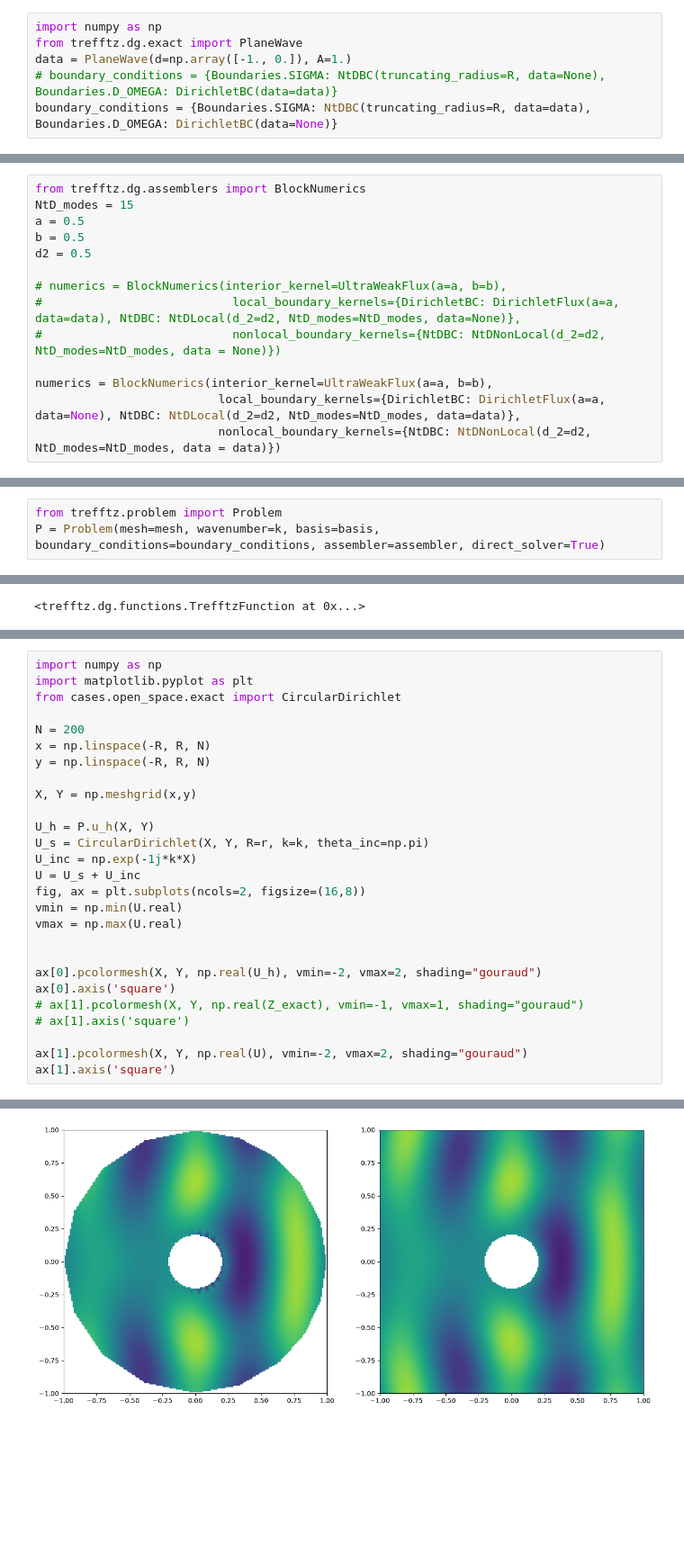
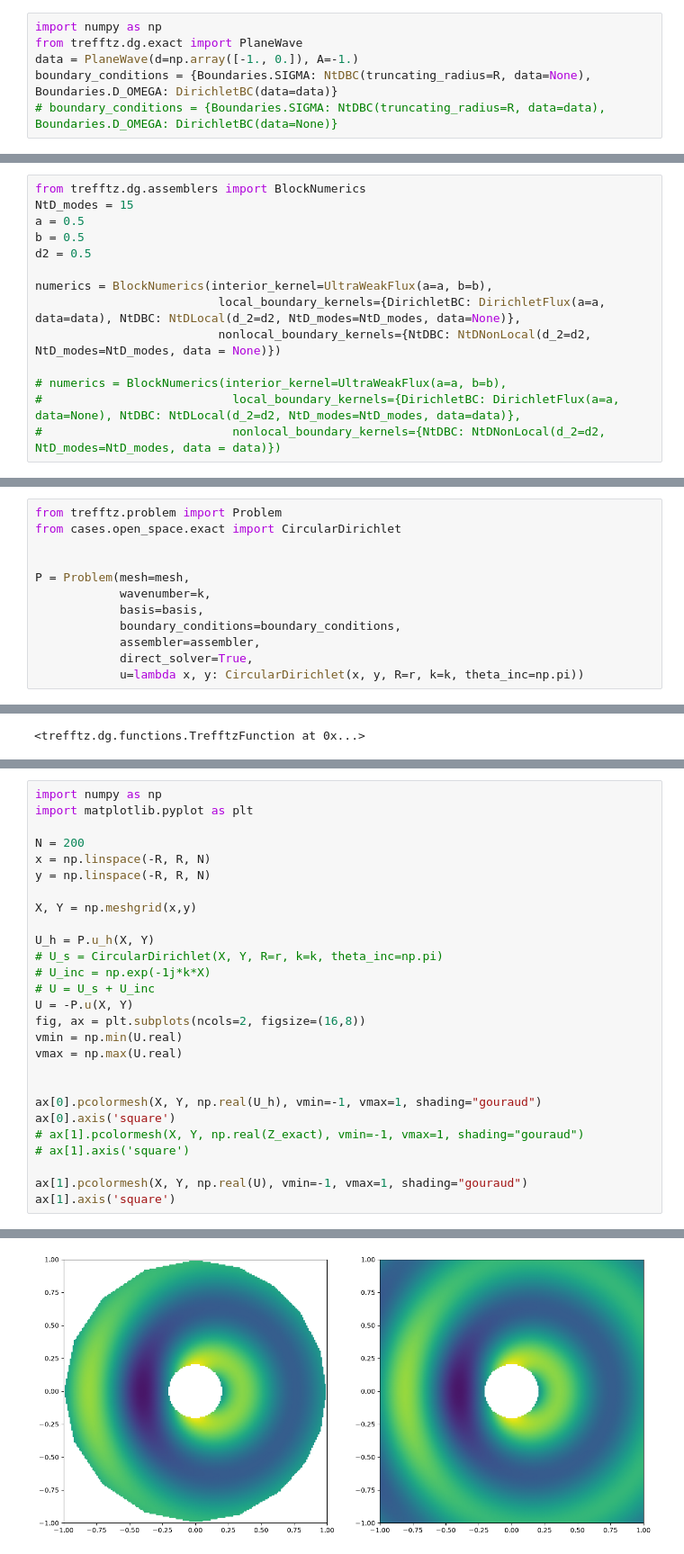
Before and after one commit to MPenaR/Trefftz, a Jupyter notebook: notebooks/open_space_usage.ipynb, the cells around one changed output, grey strips where cells are left out. Shown at 90% size. Saved outputs shown, nothing was run; the diff lists cells and outputs as text; blank space fills up the shorter version.

```diff
--- a/notebooks/open_space_usage.ipynb
+++ b/notebooks/open_space_usage.ipynb
@@ -45,9 +47,9 @@ from trefftz.dg.boundary_conditions import NtDBC, DirichletBC
 # %%
 import numpy as np
 from trefftz.dg.exact import PlaneWave
-data = PlaneWave(d=np.array([-1., 0.]), A=1.)
-# boundary_conditions = {Boundaries.SIGMA: NtDBC(truncating_radius=R, data=None), Boundaries.D_OMEGA: DirichletBC(data=data)}
-boundary_conditions = {Boundaries.SIGMA: NtDBC(truncating_radius=R, data=data), Boundaries.D_OMEGA: DirichletBC(data=None)}
+data = PlaneWave(d=np.array([-1., 0.]), A=-1.)
+boundary_conditions = {Boundaries.SIGMA: NtDBC(truncating_radius=R, data=None), Boundaries.D_OMEGA: DirichletBC(data=data)}
+# boundary_conditions = {Boundaries.SIGMA: NtDBC(truncating_radius=R, data=data), Boundaries.D_OMEGA: DirichletBC(data=None)}
 # %% [markdown]
 Each boundary condition corresponds to a given kernel (this perhaps should be a default). There are general kernels for _soundhard_ or _transmission_ kernels:
 # %%
@@ -67,13 +69,13 @@ a = 0.5
 b = 0.5
 d2 = 0.5
 
+numerics = BlockNumerics(interior_kernel=UltraWeakFlux(a=a, b=b),
+                          local_boundary_kernels={DirichletBC: DirichletFlux(a=a, data=data), NtDBC: NtDLocal(d_2=d2, NtD_modes=NtD_modes, data=None)},
+                          nonlocal_boundary_kernels={NtDBC: NtDNonLocal(d_2=d2, NtD_modes=NtD_modes, data = None)})
+
 # numerics = BlockNumerics(interior_kernel=UltraWeakFlux(a=a, b=b),
-#                           local_boundary_kernels={DirichletBC: DirichletFlux(a=a, data=data), NtDBC: NtDLocal(d_2=d2, NtD_modes=NtD_modes, data=None)},
-#                           nonlocal_boundary_kernels={NtDBC: NtDNonLocal(d_2=d2, NtD_modes=NtD_modes, data = None)})
-
-numerics = BlockNumerics(interior_kernel=UltraWeakFlux(a=a, b=b),
-                          local_boundary_kernels={DirichletBC: DirichletFlux(a=a, data=None), NtDBC: NtDLocal(d_2=d2, NtD_modes=NtD_modes, data=data)},
-                          nonlocal_boundary_kernels={NtDBC: NtDNonLocal(d_2=d2, NtD_modes=NtD_modes, data = data)})
+#                           local_boundary_kernels={DirichletBC: DirichletFlux(a=a, data=None), NtDBC: NtDLocal(d_2=d2, NtD_modes=NtD_modes, data=data)},
+#                           nonlocal_boundary_kernels={NtDBC: NtDNonLocal(d_2=d2, NtD_modes=NtD_modes, data = data)})
 # %% [markdown]
 We should also choose a local basis
 # %%
@@ -105,7 +107,16 @@ assembler._regions_RHS_term
 so we can set the problem:
 # %%
 from trefftz.problem import Problem
-P = Problem(mesh=mesh, wavenumber=k, basis=basis, boundary_conditions=boundary_conditions, assembler=assembler, direct_solver=True)
+from cases.open_space.exact import CircularDirichlet
+
+
+P = Problem(mesh=mesh,
+            wavenumber=k,
+            basis=basis,
+            boundary_conditions=boundary_conditions,
+            assembler=assembler,
+            direct_solver=True,
+            u=lambda x, y: CircularDirichlet(x, y, R=r, k=k, theta_inc=np.pi))
 # %%
 P.assemble_LHS()
 # %% [output]
@@ -164,33 +177,33 @@ plt.plot(np.abs(P.u_h.coefficients))
 # %%
 import numpy as np
 import matplotlib.pyplot as plt
-from cases.open_space.exact import CircularDirichlet
 
 N = 200
 x = np.linspace(-R, R, N)
 y = np.linspace(-R, R, N)
 
 X, Y = np.meshgrid(x,y)
 
 U_h = P.u_h(X, Y)
-U_s = CircularDirichlet(X, Y, R=r, k=k, theta_inc=np.pi)
-U_inc = np.exp(-1j*k*X)
-U = U_s + U_inc
+# U_s = CircularDirichlet(X, Y, R=r, k=k, theta_inc=np.pi)
+# U_inc = np.exp(-1j*k*X)
+# U = U_s + U_inc
+U = -P.u(X, Y)
 fig, ax = plt.subplots(ncols=2, figsize=(16,8))
 vmin = np.min(U.real)
 vmax = np.max(U.real)
 
 
-ax[0].pcolormesh(X, Y, np.real(U_h), vmin=-2, vmax=2, shading="gouraud")
+ax[0].pcolormesh(X, Y, np.real(U_h), vmin=-1, vmax=1, shading="gouraud")
 ax[0].axis('square')
 # ax[1].pcolormesh(X, Y, np.real(Z_exact), vmin=-1, vmax=1, shading="gouraud")
 # ax[1].axis('square')
 
-ax[1].pcolormesh(X, Y, np.real(U), vmin=-2, vmax=2, shading="gouraud")
+ax[1].pcolormesh(X, Y, np.real(U), vmin=-1, vmax=1, shading="gouraud")
 ax[1].axis('square')
 # %% [output]
 (np.float64(-1.0), np.float64(1.0), np.float64(-1.0), np.float64(1.0))
-[figure, old version]
+[figure, new version]
 # %%
 fig, ax = plt.subplots(ncols=2, figsize=(16,8))
 
```
Also changed, not shown: parts of 8 cells of this notebook, 3 other files.
